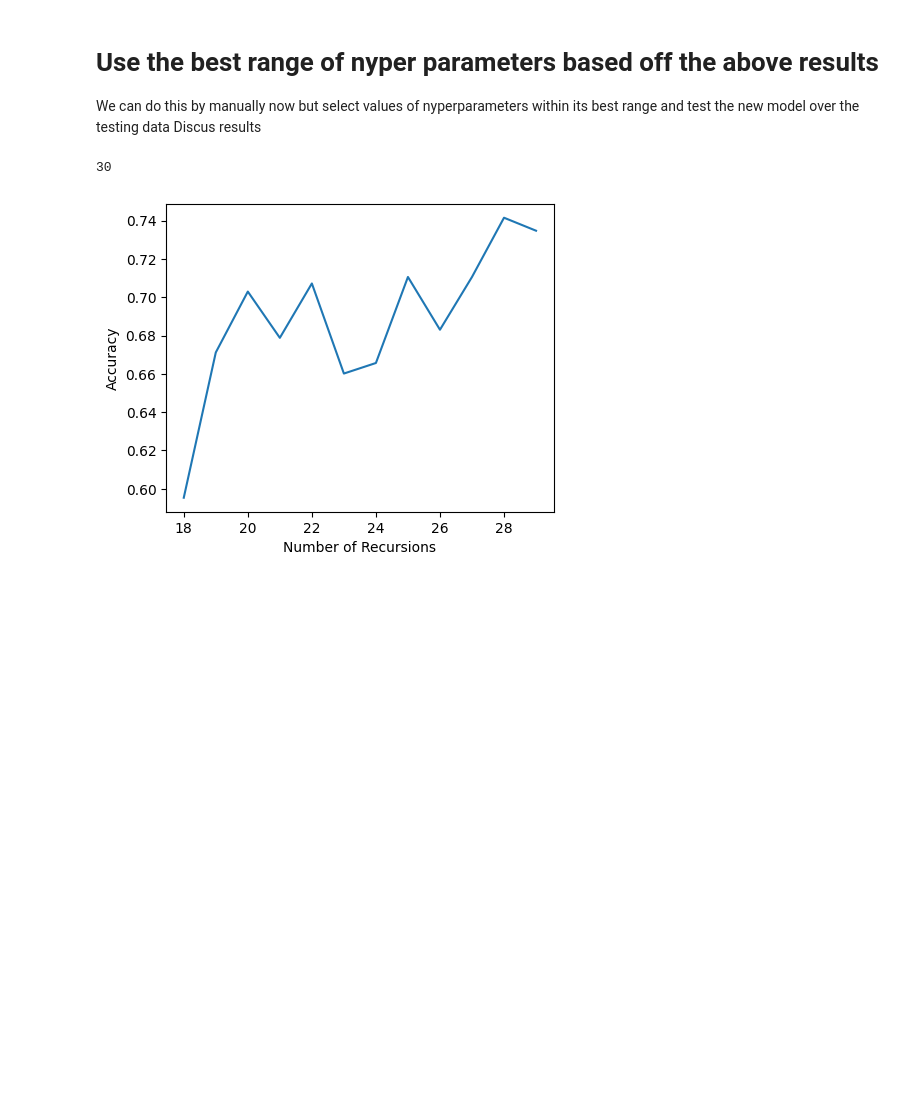
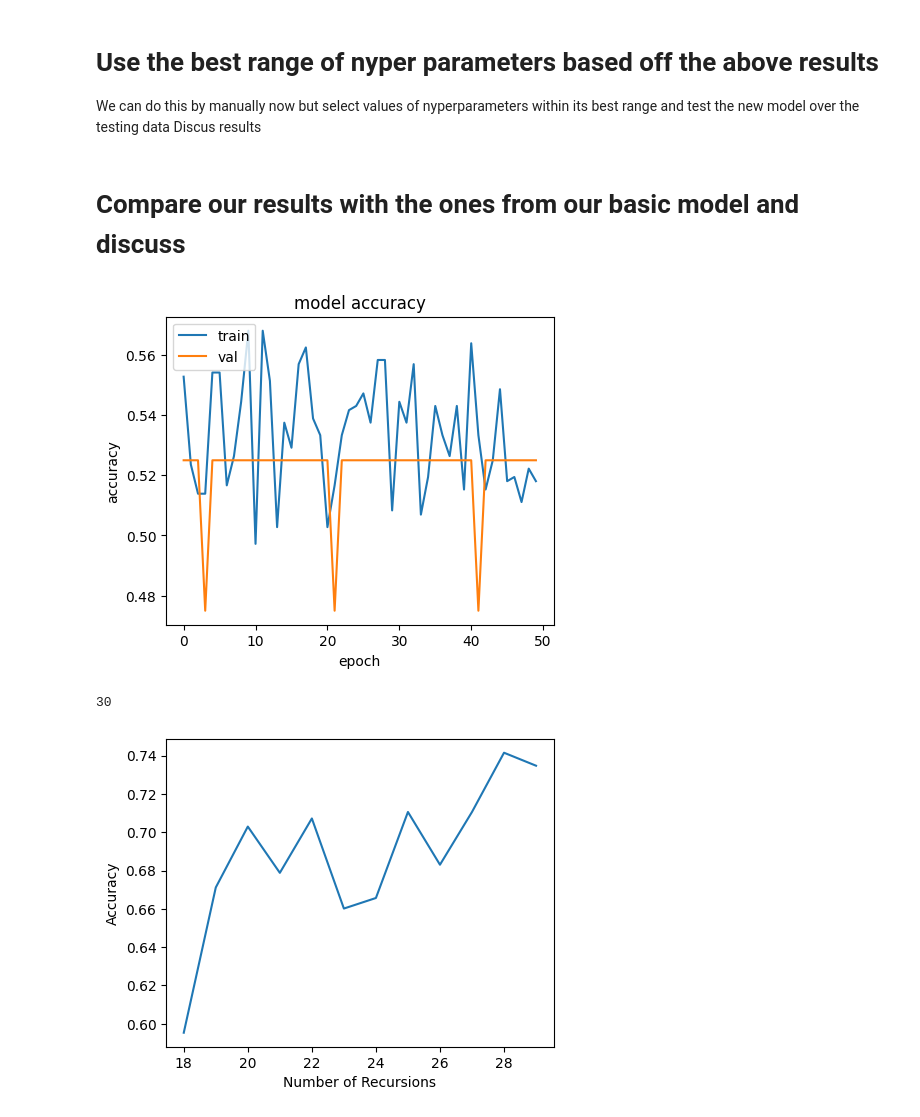
Before and after one commit to shawnzeeee/NeuralNetworkProject, a Jupyter notebook: Neural_Network_Project.ipynb, the cells around one changed output. Drawn from its saved outputs; the diff is of its cells as text; code cells hidden in the pictures; blank space fills up the shorter version.

Commit message:
Added discussion topics

```diff
--- a/Neural_Network_Project.ipynb
+++ b/Neural_Network_Project.ipynb
@@ -500,0 +505,9 @@ Your discussion should also include details on the methodology you used in your
+# %%
+train_x = X[:600,:]
+train_y = Y[:600,:]
+
+development_x = X[:,600:159]
+development_y = Y[:,600:159]
+
+test_x = X[:,759:918]
+test_y = Y[:,759:918]
@@ -620,3 +640,16 @@ Discus results
+# %% [markdown]
+# Compare our results with the ones from our basic model and discuss
+# %%
+history = secondModel.fit(train_x, train_y,validation_split = 0.1, epochs=50, batch_size=4,verbose=0)
+plt.plot(history.history['binary_accuracy'])
+plt.plot(history.history['val_binary_accuracy'])
+plt.title('model accuracy')
+plt.ylabel('accuracy')
+plt.xlabel('epoch')
+plt.legend(['train', 'val'], loc='upper left')
+plt.show()
+# %% [output]
+[figure, added]
 # %%
 X = range(18,30)
 print(len(average_accuracy_testing))
```
Also changed, not shown: parts of 7 cells of this notebook.
